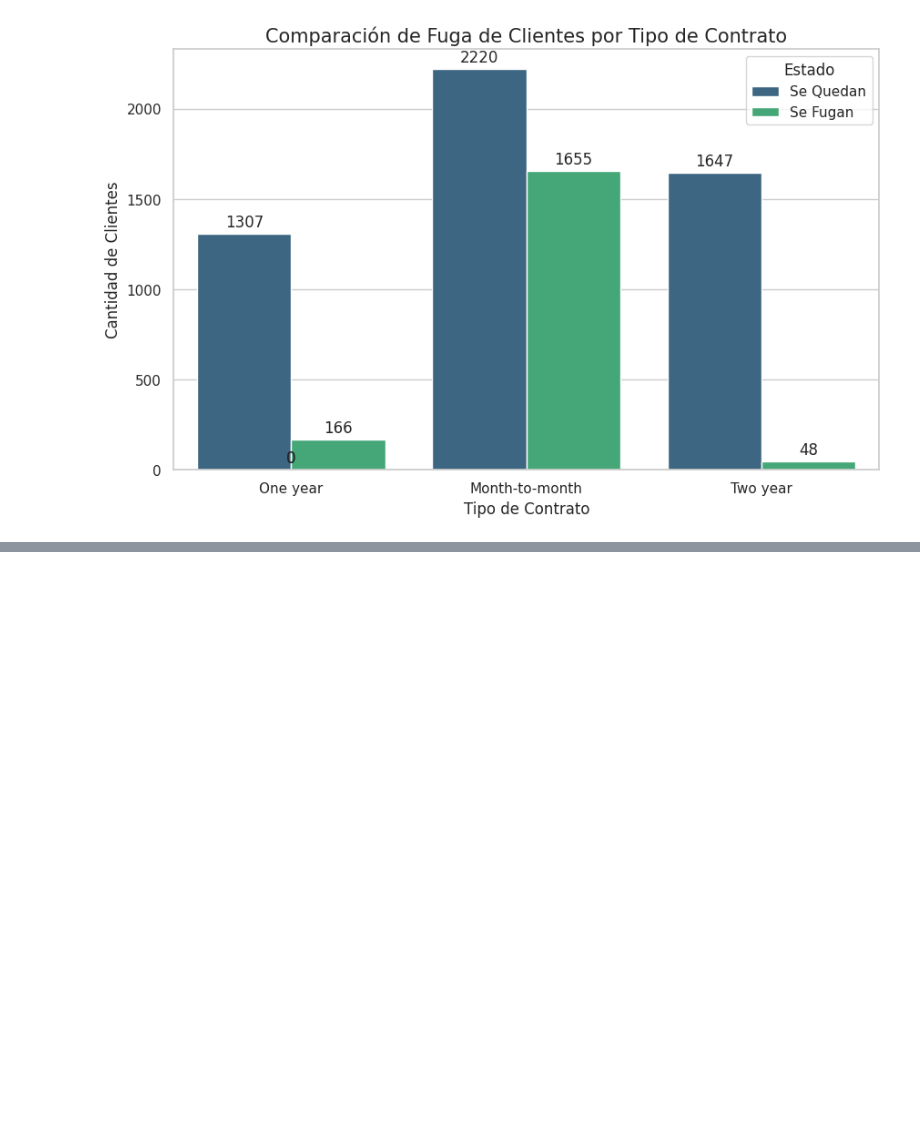
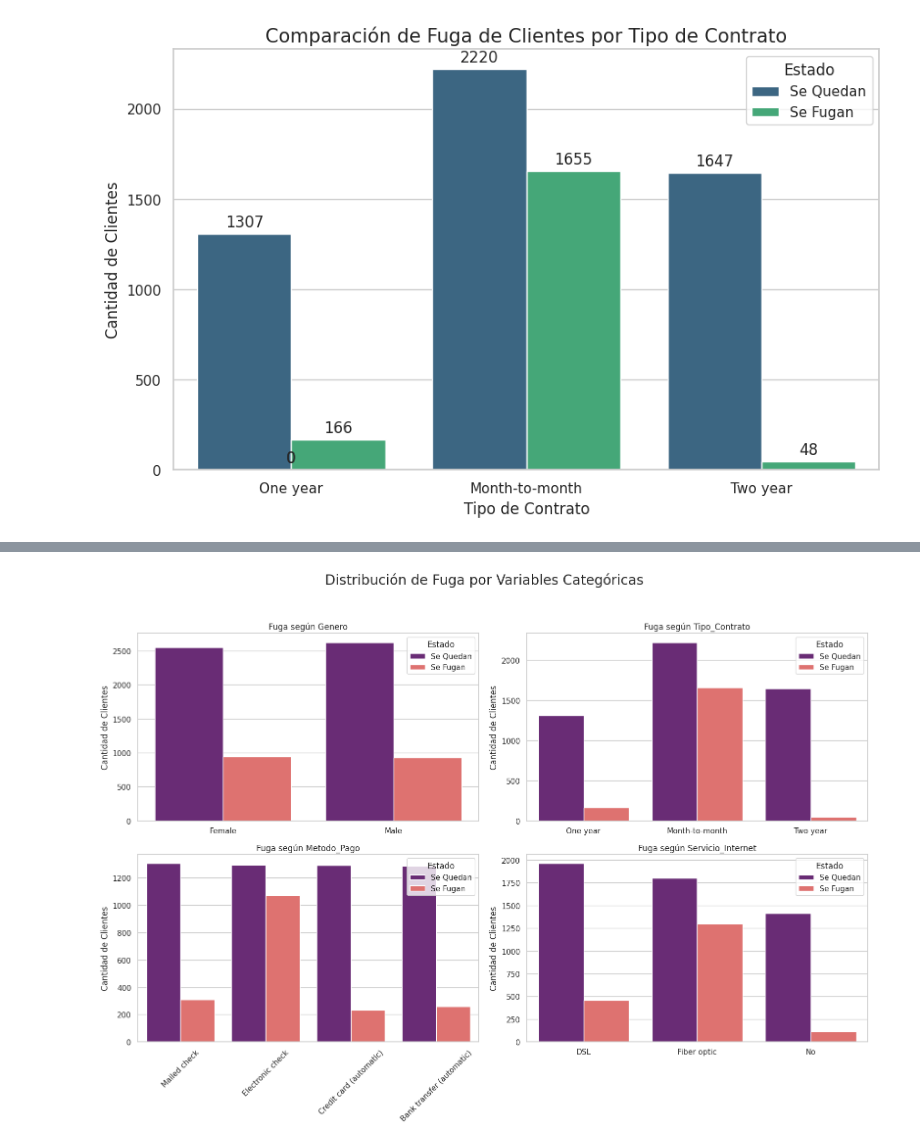
Before and after one commit to Julian2727c/Challenge-AluraStoreLatam-Telecom-X, a Jupyter notebook: Desafío_AluraStoreLatam_Telecom_X.ipynb, the cells around one changed output, grey strips where cells are left out. Saved outputs shown, nothing was run; the diff lists cells and outputs as text; code cells hidden in the pictures; blank space fills up the shorter version.

```diff
--- a/Desafío_AluraStoreLatam_Telecom_X.ipynb
+++ b/Desafío_AluraStoreLatam_Telecom_X.ipynb
@@ -286,0 +293,32 @@ plt.show()
+# %%
+import seaborn as sns
+import matplotlib.pyplot as plt
+
+
+variables_interes = ['Genero', 'Tipo_Contrato', 'Metodo_Pago', 'Servicio_Internet']
+
+
+fig, axes = plt.subplots(nrows=2, ncols=2, figsize=(16, 12))
+fig.suptitle('Distribución de Fuga por Variables Categóricas', fontsize=20)
+
+
+for i, col in enumerate(variables_interes):
+    row = i // 2
+    ax_col = i % 2
+
+
+    sns.countplot(data=df_normalized, x=col, hue='Fuga_Cliente', ax=axes[row, ax_col], palette='magma')
+
+    axes[row, ax_col].set_title(f'Fuga según {col}')
+    axes[row, ax_col].set_xlabel('')
+    axes[row, ax_col].set_ylabel('Cantidad de Clientes')
+    axes[row, ax_col].legend(title='Estado', labels=['Se Quedan', 'Se Fugan'])
+
+
+    if col == 'Metodo_Pago':
+        axes[row, ax_col].tick_params(axis='x', rotation=45)
+
+plt.tight_layout(rect=[0, 0.03, 1, 0.95])
+plt.show()
+# %% [output]
+[figure, added]
```
Also changed, not shown: parts of 4 cells of this notebook.
